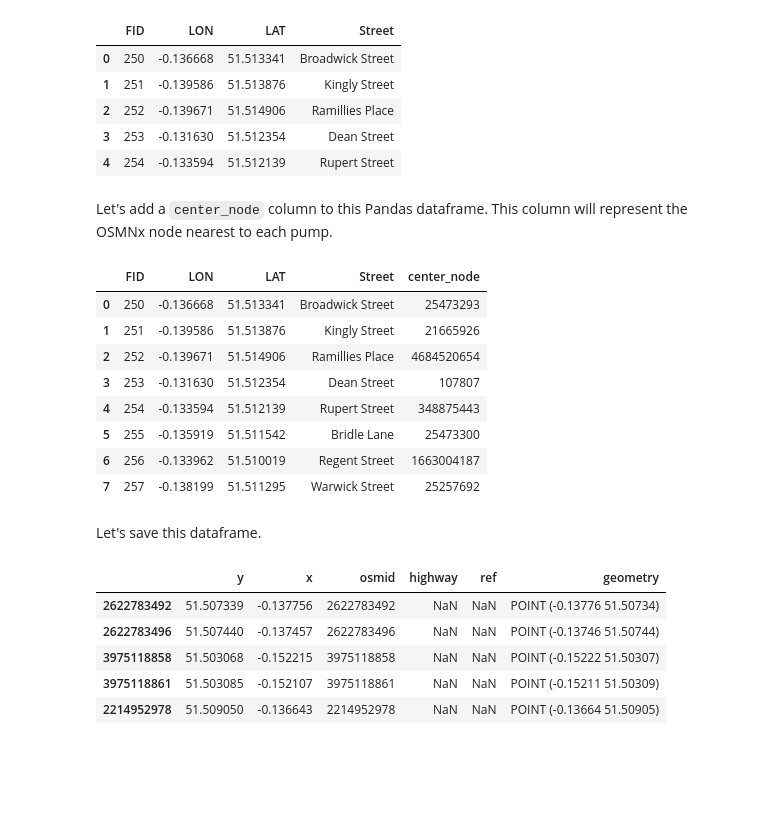
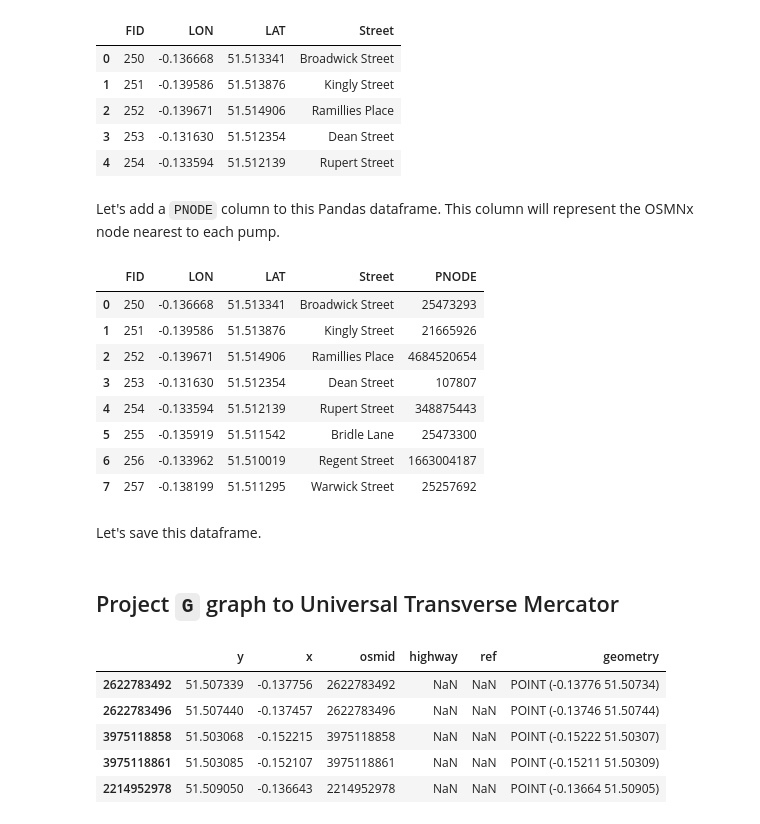
Before and after one commit to PHI-Case-Studies/1854-Cholera-Outbreak-London-Advanced-1, a Jupyter notebook: NB05-Cholera-Case-Study-Isochrone-Map-Part-1.ipynb, the cells around one changed output. Drawn from its saved outputs; the diff is of its cells as text; code cells hidden in the pictures; blank space fills up the shorter version.

```diff
--- a/NB05-Cholera-Case-Study-Isochrone-Map-Part-1.ipynb
+++ b/NB05-Cholera-Case-Study-Isochrone-Map-Part-1.ipynb
@@ -87,21 +89,21 @@ pumps_df.head()
 | 3 | 253 | -0.131630 | 51.512354 | Dean Street |
 | 4 | 254 | -0.133594 | 51.512139 | Rupert Street |
 # %% [markdown]
-Let's add a `center_node` column to this Pandas dataframe. This column will represent the OSMNx node nearest to each pump.
+Let's add a `PNODE` column to this Pandas dataframe. This column will represent the OSMNx node nearest to each pump.
 # %%
-pumps_df['center_node'] = ''
+pumps_df['PNODE'] = ''
 
 # we use a for loop to go through pumps_df records
 for index, row in pumps_df.iterrows():
     pump_point = (row['LAT'], row['LON'])
     # obtain nearest node to the pump location
     pump_node_id = ox.get_nearest_node(G, pump_point)
     # save the node id value to center_node
-    pumps_df.at[index,'center_node'] = pump_node_id
+    pumps_df.at[index,'PNODE'] = pump_node_id
 
 pumps_df
 # %% [output]
-|  | FID | LON | LAT | Street | center_node |
+|  | FID | LON | LAT | Street | PNODE |
 | 0 | 250 | -0.136668 | 51.513341 | Broadwick Street | 25473293 |
 | 1 | 251 | -0.139586 | 51.513876 | Kingly Street | 21665926 |
 | 2 | 252 | -0.139671 | 51.514906 | Ramillies Place | 4684520654 |
@@ -114,6 +116,8 @@ pumps_df
 Let's save this dataframe.
 # %%
 pumps_df.to_pickle('outputs/pumps_df.pickle')
+# %% [markdown]
+## Project `G` graph to Universal Transverse Mercator
 # %%
 # convert the nodes in the graph, G, to a Geopandas geodataframe
 gdf_nodes = ox.graph_to_gdfs(G, nodes=True, edges=False)
```
Also changed, not shown: parts of 31 cells of this notebook, 1 other file.
